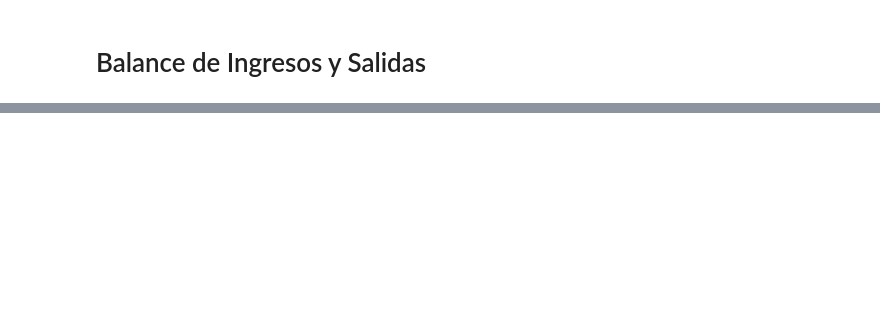
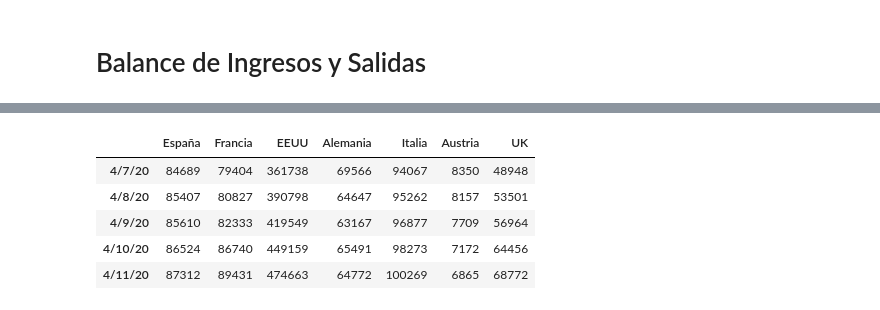
Before and after one commit to eugeniogarcia/python, a Jupyter notebook: AI notebooks/Datasets/Covid-19.ipynb, the cells around one changed output, grey strips where cells are left out. Cells and saved outputs as stored; diff of their text form; code cells hidden in the pictures; blank space fills up the shorter version.

```diff
--- a/AI notebooks/Datasets/Covid-19.ipynb
+++ b/AI notebooks/Datasets/Covid-19.ipynb
@@ -249,3 +276,12 @@ total_muertes.apply(delta)['UK'][-20:].plot(title="Fallecidos por dia en UK")
+# %%
+(total_casos-total_muertes-total_curados)[-20:].tail()
+# %% [output]
+|  | España | Francia | EEUU | Alemania | Italia | Austria | UK |
+| 4/7/20 | 84689 | 79404 | 361738 | 69566 | 94067 | 8350 | 48948 |
+| 4/8/20 | 85407 | 80827 | 390798 | 64647 | 95262 | 8157 | 53501 |
+| 4/9/20 | 85610 | 82333 | 419549 | 63167 | 96877 | 7709 | 56964 |
+| 4/10/20 | 86524 | 86740 | 449159 | 65491 | 98273 | 7172 | 64456 |
+| 4/11/20 | 87312 | 89431 | 474663 | 64772 | 100269 | 6865 | 68772 |
 # %%
 (total_casos-total_muertes-total_curados)[-20:].plot(title="Balance de casos")
 # %% [output]
```
Also changed, not shown: parts of 24 cells of this notebook.
